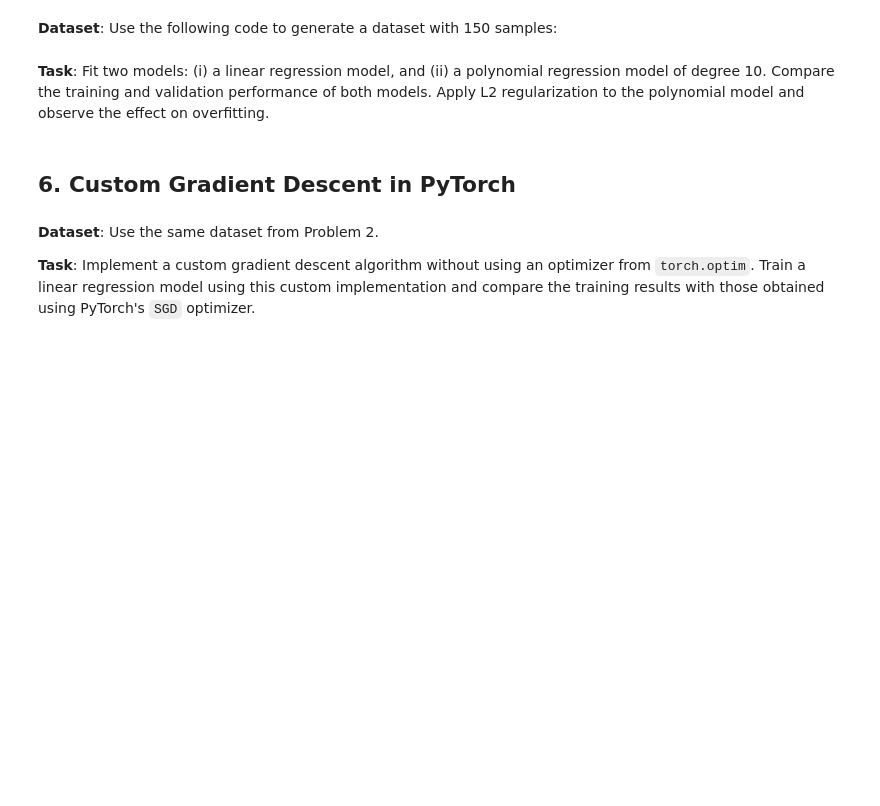
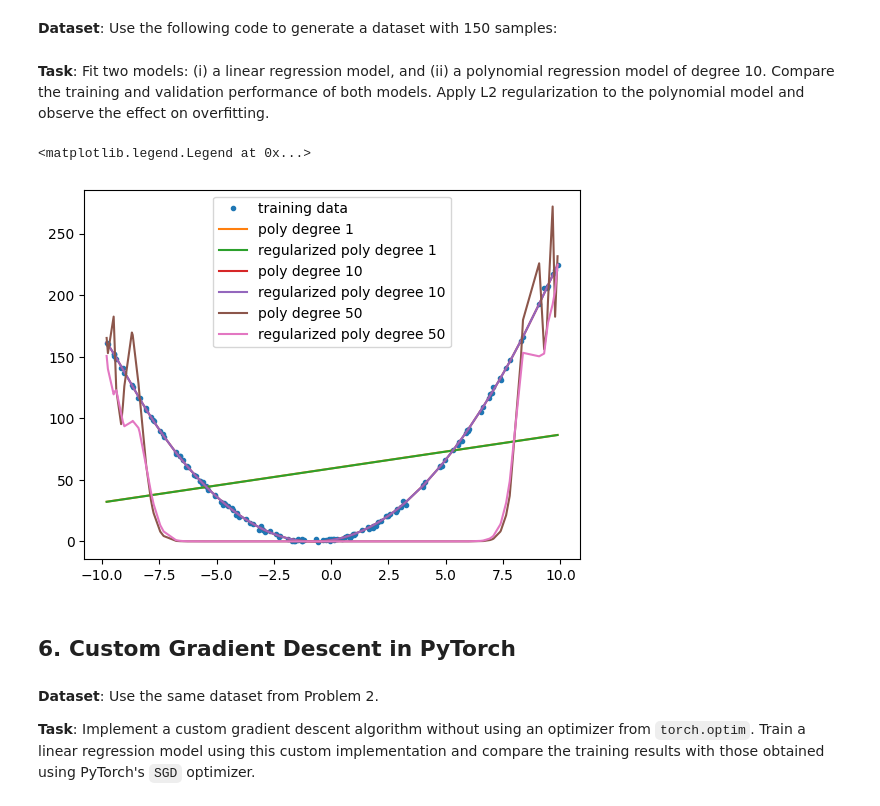
Before and after one commit to PatrykFlama/UWr, a Jupyter notebook: Sem5/ML/2024/List2/homework_2.ipynb, the cells around one changed output. Saved outputs shown, nothing was run; the diff lists cells and outputs as text; code cells hidden in the pictures; blank space fills up the shorter version.

```diff
--- a/Sem5/ML/2024/List2/homework_2.ipynb
+++ b/Sem5/ML/2024/List2/homework_2.ipynb
@@ -293,14 +364,73 @@ y = 3 * X**3 - 2 * X**2 + 5 + epsilon
 
 **Dataset**: Use the following code to generate a dataset with 150 samples:
 # %%
+import numpy as np
+import torch
+from torch import nn
+import matplotlib.pyplot as plt
+from sklearn.model_selection import train_test_split
 
 np.random.seed(2)
 X = np.random.uniform(-10, 10, 150)
 epsilon = np.random.normal(0, 1, 150)
 y = 2 * X**2 + 3 * X + 1 + epsilon
+
+
+# sort
+indices = np.argsort(X)
+X = X[indices]
+y = y[indices]
+
+X_train, X_test, y_train, y_test = train_test_split(X, y, test_size=0.2, random_state=2)
 # %% [markdown]
 
 **Task**: Fit two models: (i) a linear regression model, and (ii) a polynomial regression model of degree 10. Compare the training and validation performance of both models. Apply L2 regularization to the polynomial model and observe the effect on overfitting.
+# %%
+import sklearn
+import sklearn.linear_model
+
+def expand(x, d):
+    powers = np.arange(d + 1).reshape(1, -1)
+    x_expanded = x.reshape(-1, 1) ** powers
+    return x_expanded
+
+class PolyRegression(sklearn.linear_model.LinearRegression):
+    def __init__(self, degree):
+        self.degree = degree
+        super().__init__(fit_intercept=False)
+
+    def fit(self, x, y):
+        return super().fit(expand(x, self.degree), y)
+
+    def predict(self, x):
+        return super().predict(expand(x, self.degree))
+
+class RegularizedPolyRegression(sklearn.linear_model.Ridge):
+    def __init__(self, degree, alpha):
+        self.degree = degree
+        super().__init__(alpha=alpha, fit_intercept=False)
+
+    def fit(self, x, y):
+        return super().fit(expand(x, self.degree), y)
+
+    def predict(self, x):
+        return super().predict(expand(x, self.degree))
+
+
+plt.plot(X, y, '.', label='training data')
+
+for degree in [1, 10, 50]:
+    model = PolyRegression(degree).fit(X_train, y_train)
+    plt.plot(X, model.predict(X), '-', label=f'poly degree {degree}')
+
+    model = RegularizedPolyRegression(degree, 0.1).fit(X_train, y_train)
+    plt.plot(X, model.predict(X), '-', label=f'regularized poly degree {degree}')
+
+plt.legend(bbox_to_anchor=(1.05, 1), loc='upper left')
+plt.legend()
+# %% [output]
+<matplotlib.legend.Legend at 0x...>
+[figure, added]
 # %% [markdown]
 ## 6. Custom Gradient Descent in PyTorch
 # %% [markdown]
```
Also changed, not shown: parts of 10 cells of this notebook, 1 other file.
